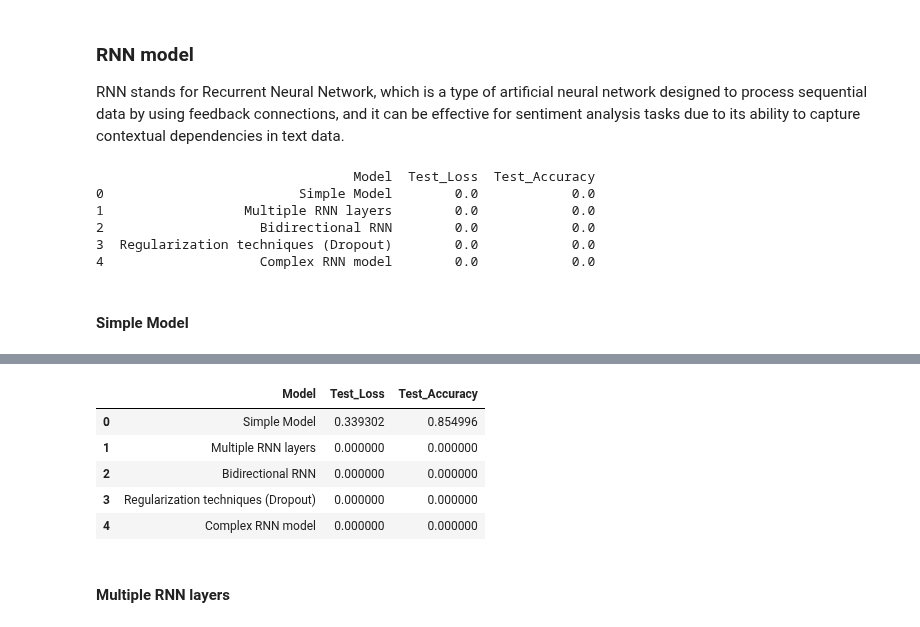
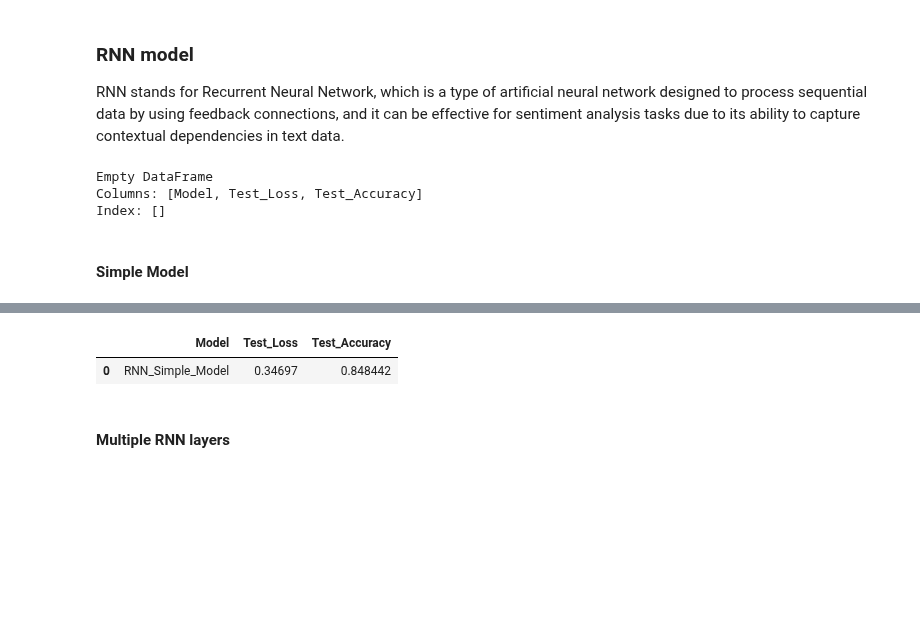
Before and after one commit to spouli/DeepLearning, a Jupyter notebook: Working_notebook_RNN.ipynb, the cells around one changed output, grey strips where cells are left out. Cells and saved outputs as stored; diff of their text form; code cells hidden in the pictures; blank space fills up the shorter version.

```diff
--- a/Working_notebook_RNN.ipynb
+++ b/Working_notebook_RNN.ipynb
@@ -201,6 +225,17 @@ for embedding in X_train_word_embeddings:
         num_removed_train += 1
 
 X_train_word_embeddings = X_train_word_embeddings_filtered
+
+# Remove empty embeddings (if any) from validation data
+num_removed_val = 0
+X_val_word_embeddings_filtered = []
+for embedding in X_val_word_embeddings:
+    if len(embedding) > 0:
+        X_val_word_embeddings_filtered.append(embedding)
+    else:
+        num_removed_val += 1
+
+X_val_word_embeddings = X_val_word_embeddings_filtered
 
 # Remove empty embeddings (if any) from testing data
 num_removed_test = 0
@@ -215,11 +250,10 @@ X_test_word_embeddings = X_test_word_embeddings_filtered
 
 # Print the number of removed embeddings
 print("Number of removed embeddings (training data):", num_removed_train)
+print("Number of removed embeddings (validation data):", num_removed_val)
 print("Number of removed embeddings (testing data):", num_removed_test)
 print('\n')
 
-
-
 print('--------------X_train_word_embeddings: \n')
 print(X_train_word_embeddings[:1])
 # %% [output]
@@ -266,6 +300,7 @@ print(X_test_word_embeddings[:1])
 # %%
 # Convert word embeddings to numpy arrays
 X_train_word_embeddings = np.array(X_train_word_embeddings)
+X_val_word_embeddings = np.array(X_val_word_embeddings)
 X_test_word_embeddings = np.array(X_test_word_embeddings)
 
 # Pad sequences to ensure equal length
@@ -273,6 +308,14 @@ max_sequence_length = max_review_length  # Use the maximum length of a review as
 
 X_train_padded = tf.keras.preprocessing.sequence.pad_sequences(
     X_train_word_embeddings,
+    maxlen=max_sequence_length,
+    dtype='float32',
+    padding='post',
+    truncating='post'
+)
+
+X_val_padded = tf.keras.preprocessing.sequence.pad_sequences(
+    X_val_word_embeddings,
     maxlen=max_sequence_length,
     dtype='float32',
     padding='post',
@@ -300,6 +343,7 @@ def reshape_embeddings(embeddings):
     return reshaped_embeddings
 
 X_train_reshaped = reshape_embeddings(X_train_word_embeddings)
+X_val_reshaped = reshape_embeddings(X_val_word_embeddings)
 X_test_reshaped = reshape_embeddings(X_test_word_embeddings)
 # %% [markdown]
 ## Model Selection
@@ -308,24 +352,14 @@ X_test_reshaped = reshape_embeddings(X_test_word_embeddings)
 
 RNN stands for Recurrent Neural Network, which is a type of artificial neural network designed to process sequential data by using feedback connections, and it can be effective for sentiment analysis tasks due to its ability to capture contextual dependencies in text data.
 # %%
-# Define a list of model names and their corresponding test loss and test accuracy
-model_names = ['Simple Model', 'Multiple RNN layers',
-               'Bidirectional RNN', 'Regularization techniques (Dropout)', 'Complex RNN model']
-test_loss = np.zeros(5)
-test_accuracy = np.zeros(5)
-
 # Create a DataFrame with the model names, test loss, and test accuracy
-results_df = pd.DataFrame({'Model': model_names, 'Test_Loss': test_loss, 'Test_Accuracy': test_accuracy})
-
+results_df = pd.DataFrame(columns=['Model', 'Test_Loss', 'Test_Accuracy'])
 # Display the results table
 print(results_df)
 # %% [output]
-                                 Model  Test_Loss  Test_Accuracy
-0                         Simple Model        0.0            0.0
-1                  Multiple RNN layers        0.0            0.0
-2                    Bidirectional RNN        0.0            0.0
-3  Regularization techniques (Dropout)        0.0            0.0
-4                    Complex RNN model        0.0            0.0
+Empty DataFrame
+Columns: [Model, Test_Loss, Test_Accuracy]
+Index: []
 # %% [markdown]
 #### Simple Model
 # %%
@@ -345,7 +379,7 @@ reduce_lr = ReduceLROnPlateau(monitor='val_loss', patience=3, cooldown=0)
 early_stopping = EarlyStopping(monitor='val_accuracy', min_delta=1e-4, patience=3)
 
 # Train the model with the callbacks
-model.fit(X_train_reshaped, y_train, validation_data=(X_test_reshaped, y_test),
+model.fit(X_train_reshaped, y_train, validation_data=(X_val_reshaped, y_val),
           epochs=10, batch_size=64, callbacks=[reduce_lr, early_stopping])
 
 # Evaluate the model
@@ -353,10 +387,9 @@ loss, accuracy = model.evaluate(X_test_reshaped, y_test)
 print(f"Test loss: {loss}")
 print(f"Test accuracy: {accuracy}")
 
-
-# Add the evaluation metrics to the dataframe
-results_df['Test_Loss'][results_df['Model']=='Simple Model'] =  loss
-results_df['Test_Accuracy'][results_df['Model']=='Simple Model'] = accuracy
+# Append with the evaluation metrics the dataframe
+RNN_Simple_Model = {'Model': 'RNN_Simple_Model', 'Test_Loss': loss, 'Test_Accuracy': accuracy}
+results_df = results_df.append(RNN_Simple_Model, ignore_index=True)
 results_df
 # %% [output]
 Epoch 1/10
@@ -379,9 +408,5 @@ Test accuracy: 0.8549964427947998
 |  | Model | Test_Loss | Test_Accuracy |
-| 0 | Simple Model | 0.339302 | 0.854996 |
-| 1 | Multiple RNN layers | 0.000000 | 0.000000 |
-| 2 | Bidirectional RNN | 0.000000 | 0.000000 |
-| 3 | Regularization techniques (Dropout) | 0.000000 | 0.000000 |
-| 4 | Complex RNN model | 0.000000 | 0.000000 |
+| 0 | RNN_Simple_Model | 0.34697 | 0.848442 |
 # %% [markdown]
 #### Multiple RNN layers
 # %%
```
Also changed, not shown: parts of 14 cells of this notebook, 3 other files.
